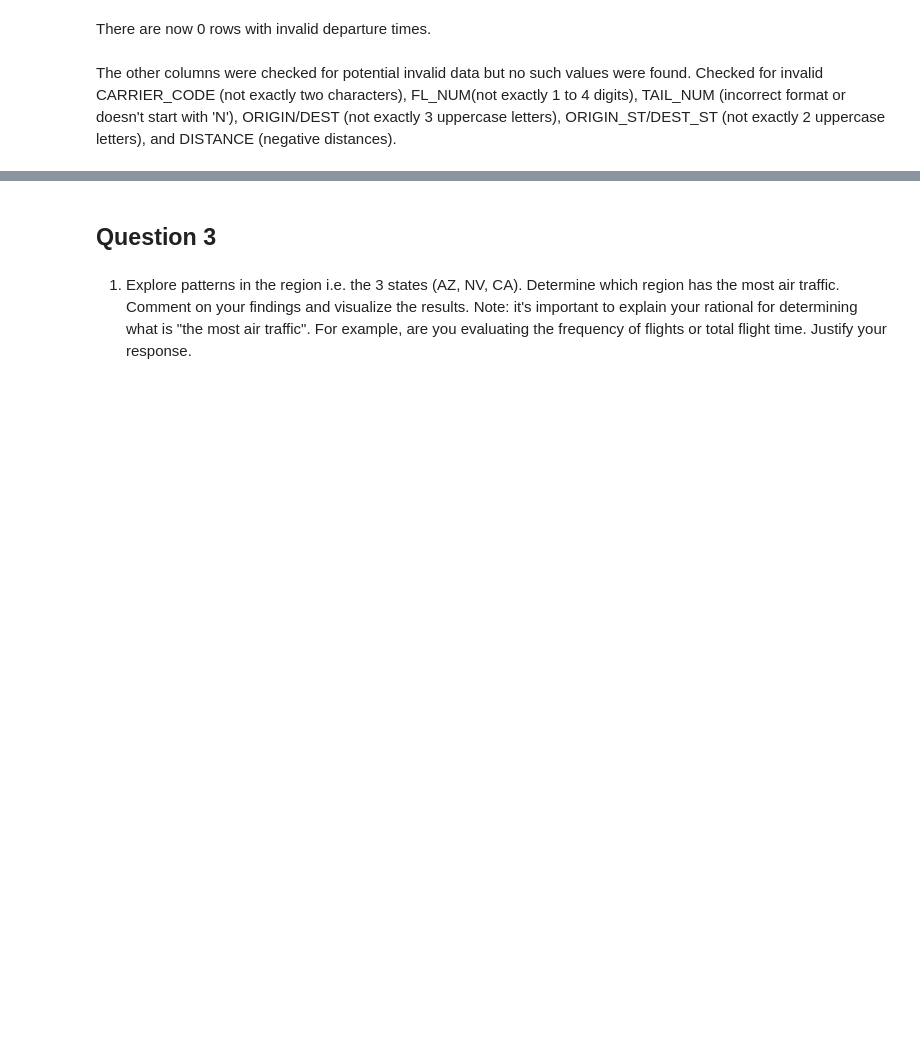
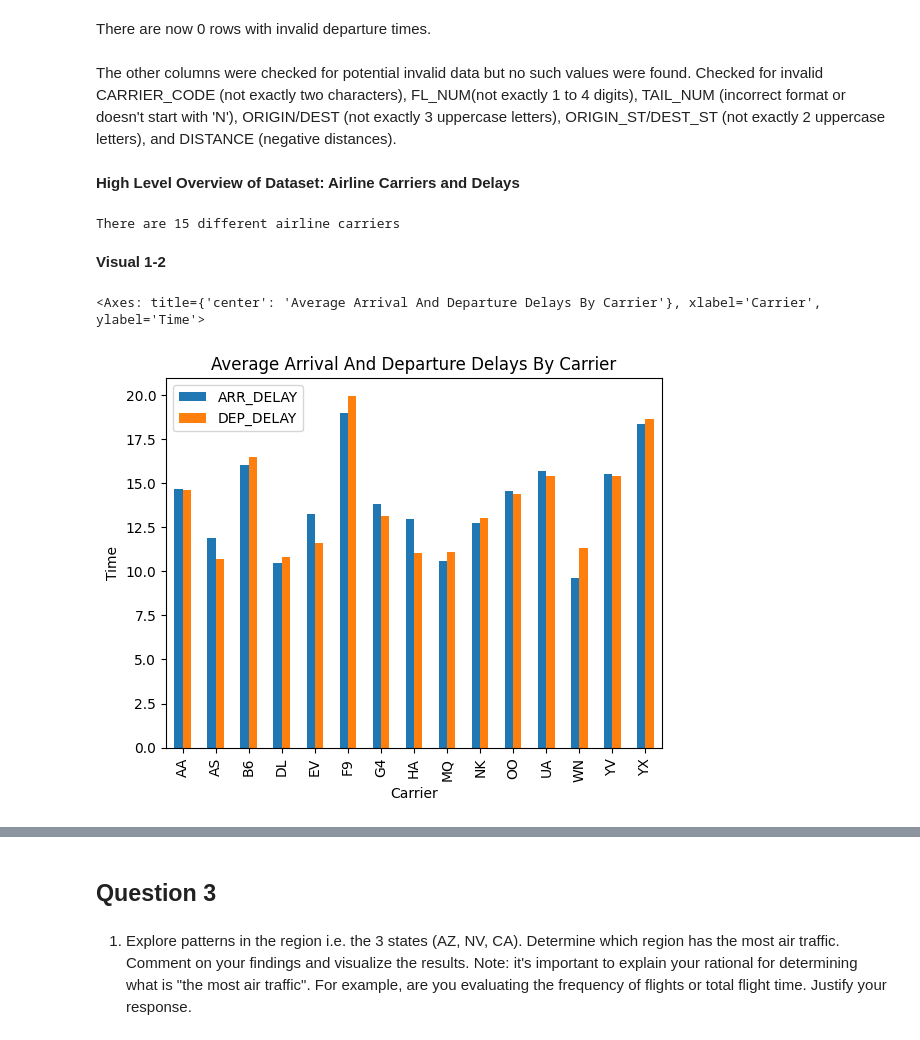
Before and after one commit to GauriRajesh733/DS3000-Practicum1, a Jupyter notebook: DS3000_Practicum1.ipynb, the cells around one changed output, grey strips where cells are left out. Drawn from its saved outputs; the diff is of its cells as text; code cells hidden in the pictures; blank space fills up the shorter version.

```diff
--- a/DS3000_Practicum1.ipynb
+++ b/DS3000_Practicum1.ipynb
@@ -182,3 +182,21 @@ There are now 0 rows with invalid departure times.
 The other columns were checked for potential invalid data but no such values were found.  Checked for invalid CARRIER_CODE (not exactly two characters), FL_NUM(not exactly 1 to 4 digits), TAIL_NUM (incorrect format or doesn't start with 'N'), ORIGIN/DEST (not exactly 3 uppercase letters), ORIGIN_ST/DEST_ST (not exactly 2 uppercase letters), and DISTANCE (negative distances).
 # %%
 # additional checks here!
+# %% [markdown]
+**High Level Overview of Dataset: Airline Carriers and Delays**
+# %%
+print(f"There are {df['CARRIER_CODE'].unique().size} different airline carriers")
+# %% [output]
+There are 15 different airline carriers
+# %%
+# create new data frame with just carrier codes and delays
+carrier_delay_df_avg = df.groupby("CARRIER_CODE", observed=True)[["ARR_DELAY", "DEP_DELAY"]].mean()
+carrier_delay_df_std = df.groupby("CARRIER_CODE", observed=True)[["ARR_DELAY", "DEP_DELAY"]].std()
+# %% [markdown]
+**Visual 1-2**
+# %%
+# visualize results
+carrier_delay_df_avg.plot(kind="bar", xlabel="Carrier", ylabel="Time", title="Average Arrival And Departure Delays By Carrier")
+# %% [output]
+<Axes: title={'center': 'Average Arrival And Departure Delays By Carrier'}, xlabel='Carrier', ylabel='Time'>
+[figure, added]
```
Also changed, not shown: parts of 11 cells of this notebook.
